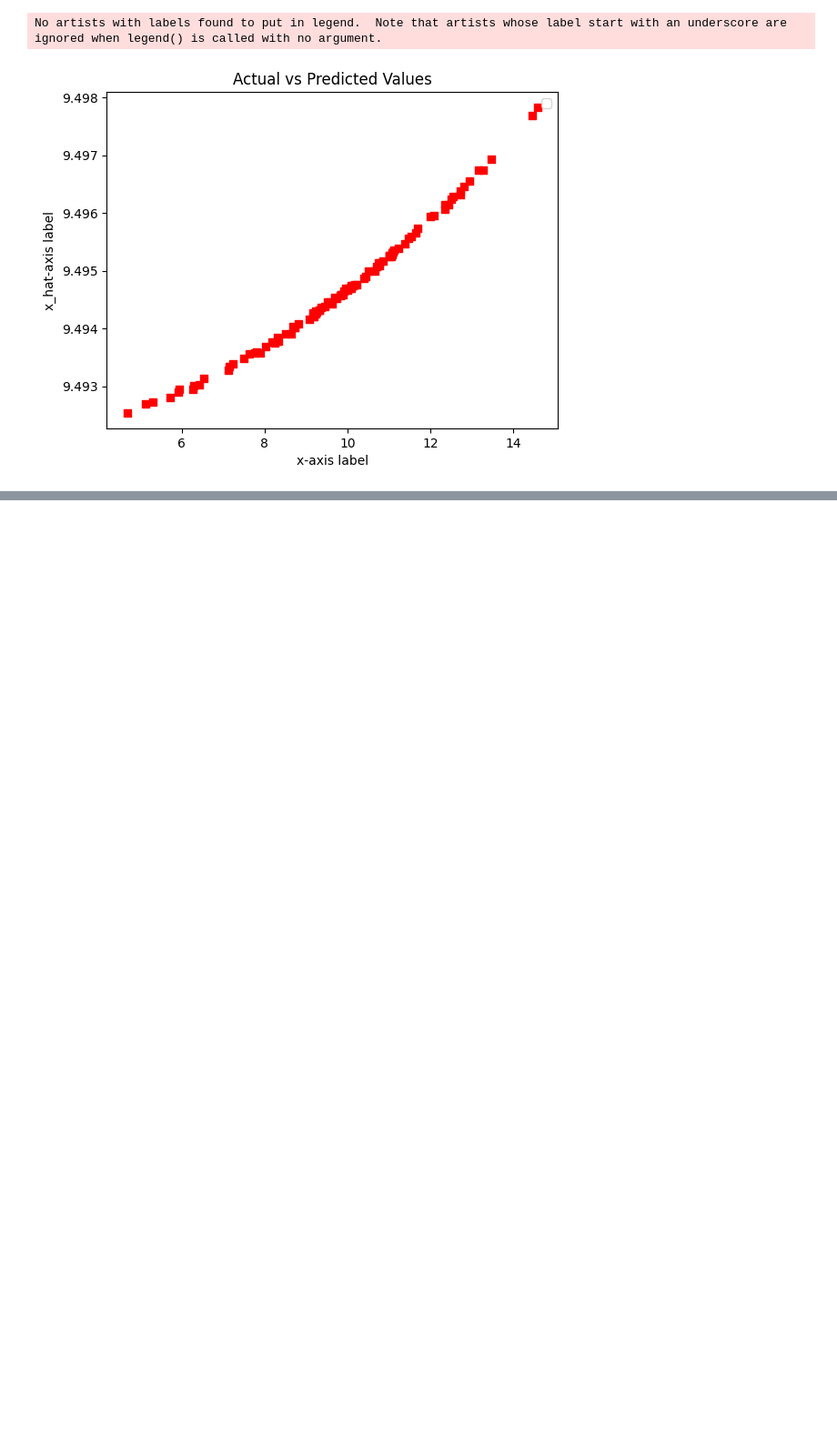
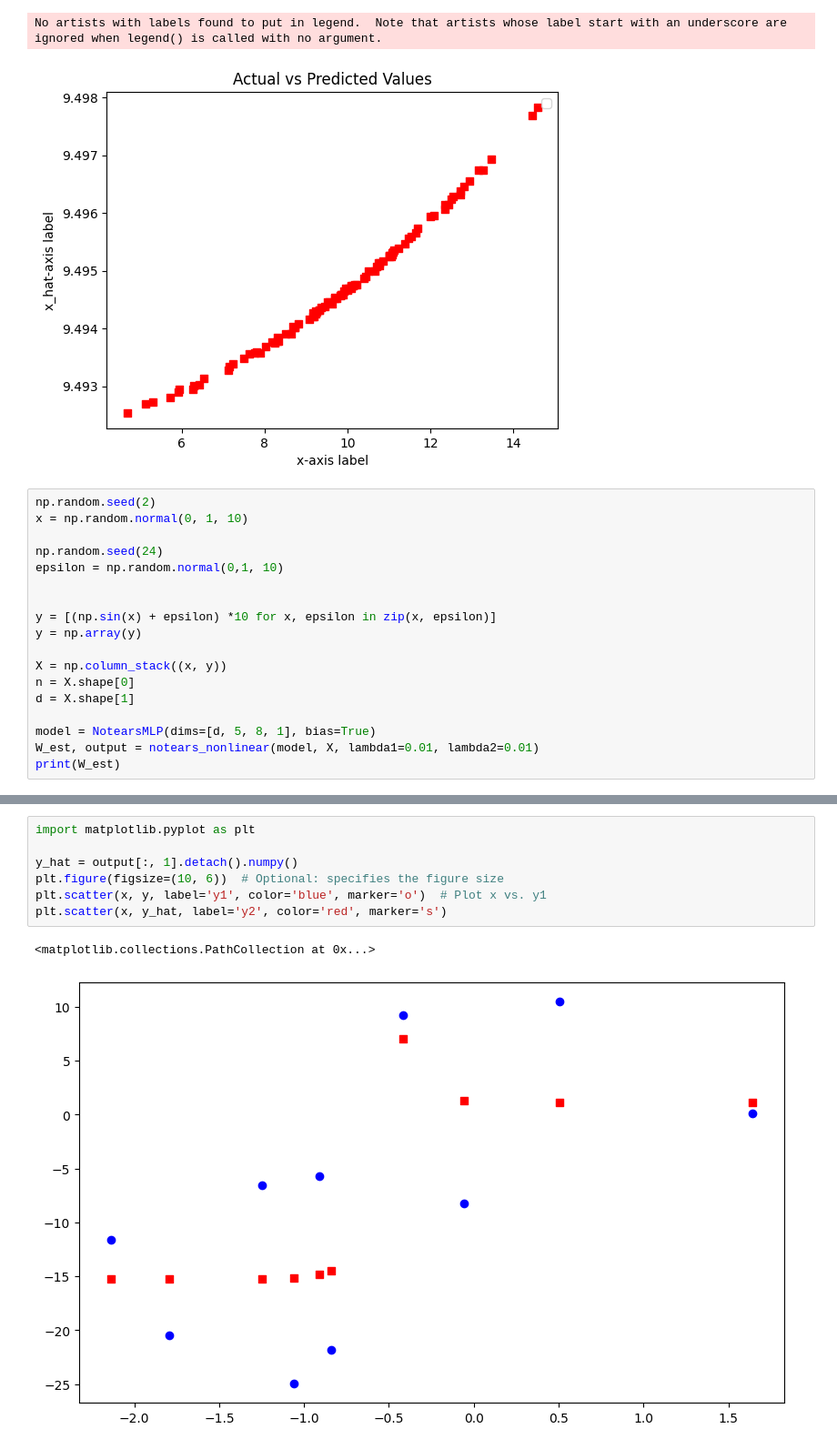
Before and after one commit to yurou-liang/RKHS-DAGMA, a Jupyter notebook: Algorithm/RKHS/test_MLP.ipynb, the cells around one changed output, grey strips where cells are left out. Shown: that part at 91% size. Cells and saved outputs as stored; diff of their text form; blank space fills up the shorter version.

```diff
--- a/Algorithm/RKHS/test_MLP.ipynb
+++ b/Algorithm/RKHS/test_MLP.ipynb
@@ -303,3 +310,21 @@ plt.show()
 # %% [output]
 No artists with labels found to put in legend.  Note that artists whose label start with an underscore are ignored when legend() is called with no argument.
 [figure]
+# %%
+np.random.seed(2)
+x = np.random.normal(0, 1, 10)
+
+np.random.seed(24)
+epsilon = np.random.normal(0,1, 10)
+
+
+y = [(np.sin(x) + epsilon) *10 for x, epsilon in zip(x, epsilon)]
+y = np.array(y)
+
+X = np.column_stack((x, y))
+n = X.shape[0]
+d = X.shape[1]
+
+model = NotearsMLP(dims=[d, 5, 8, 1], bias=True)
+W_est, output = notears_nonlinear(model, X, lambda1=0.01, lambda2=0.01)
+print(W_est)
@@ -305,0 +349,10 @@ No artists with labels found to put in legend.  Note that artists whose label st
+# %%
+import matplotlib.pyplot as plt
+
+y_hat = output[:, 1].detach().numpy()
+plt.figure(figsize=(10, 6))  # Optional: specifies the figure size
+plt.scatter(x, y, label='y1', color='blue', marker='o')  # Plot x vs. y1
+plt.scatter(x, y_hat, label='y2', color='red', marker='s')
+# %% [output]
+<matplotlib.collections.PathCollection at 0x...>
+[figure, added]
```
Also changed, not shown: parts of 4 cells of this notebook, 5 other files.
